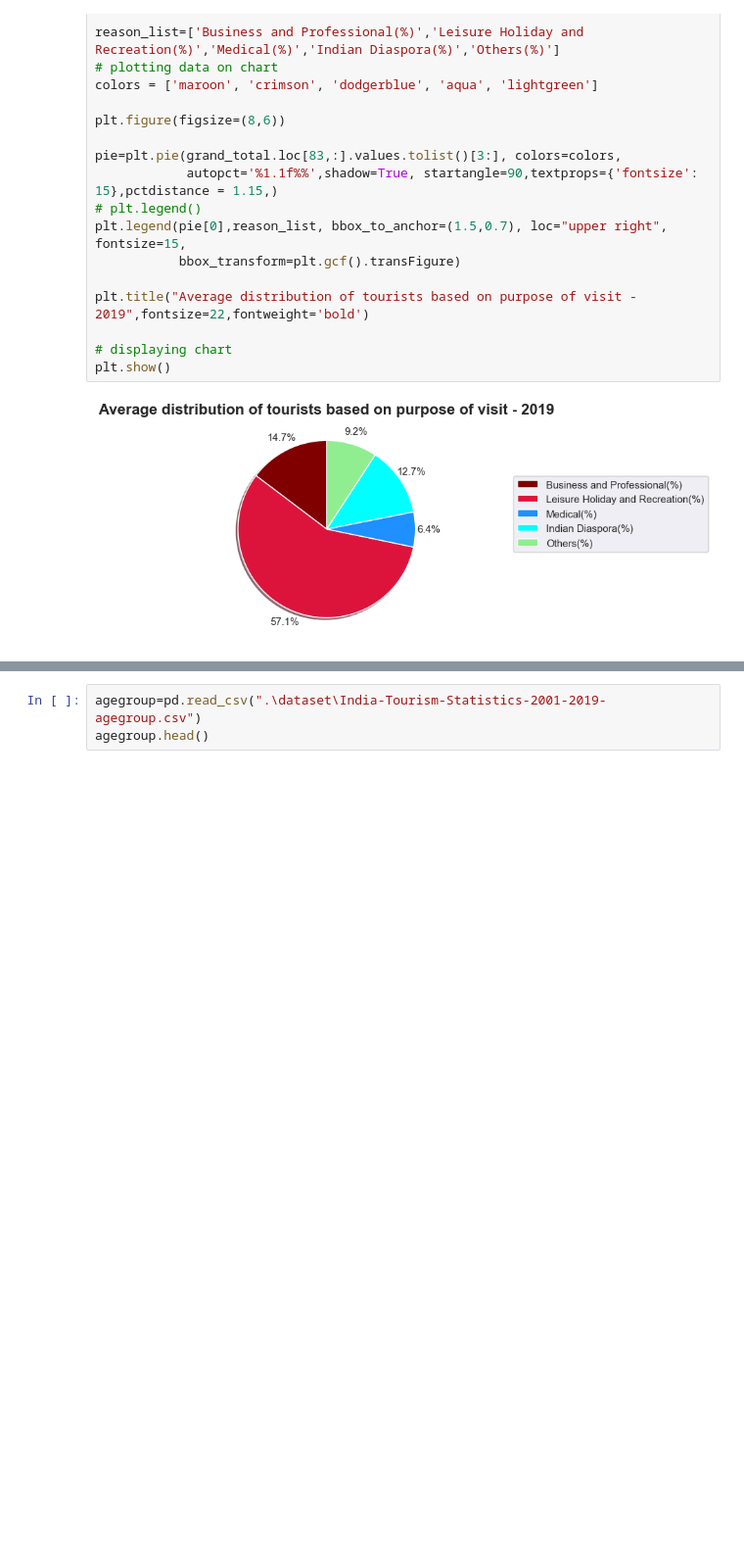
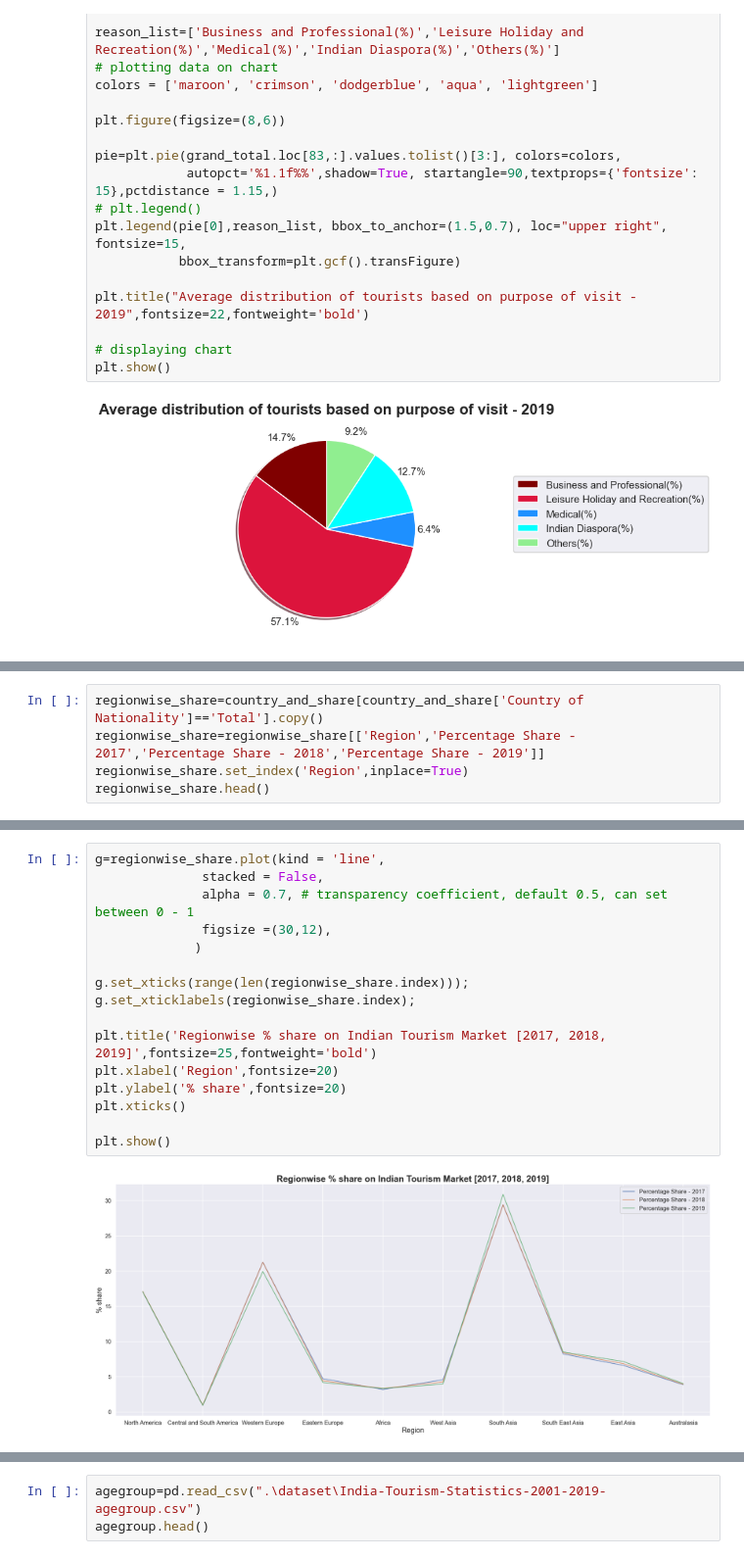
Before and after one commit to Rubix64/Tourism-analysis-of-India, a Jupyter notebook: tourism_analysis_in_India.ipynb, the cells around one changed output, grey strips where cells are left out. Shown at 98% size. Saved outputs shown, nothing was run; the diff lists cells and outputs as text; blank space fills up the shorter version.

```diff
--- a/tourism_analysis_in_India.ipynb
+++ b/tourism_analysis_in_India.ipynb
@@ -286,0 +297,5 @@ plt.show()
+# %%
+regionwise_share=country_and_share[country_and_share['Country of Nationality']=='Total'].copy()
+regionwise_share=regionwise_share[['Region','Percentage Share - 2017','Percentage Share - 2018','Percentage Share - 2019']]
+regionwise_share.set_index('Region',inplace=True)
+regionwise_share.head()
@@ -286,0 +310,18 @@ plt.show()
+# %%
+g=regionwise_share.plot(kind = 'line',
+              stacked = False,
+              alpha = 0.7, # transparency coefficient, default 0.5, can set between 0 - 1
+              figsize =(30,12),
+             )
+
+g.set_xticks(range(len(regionwise_share.index)));
+g.set_xticklabels(regionwise_share.index);
+
+plt.title('Regionwise % share on Indian Tourism Market [2017, 2018, 2019]',fontsize=25,fontweight='bold')
+plt.xlabel('Region',fontsize=20)
+plt.ylabel('% share',fontsize=20)
+plt.xticks()
+
+plt.show()
+# %% [output]
+[figure, added]
```
Also changed, not shown: parts of 5 cells of this notebook.
